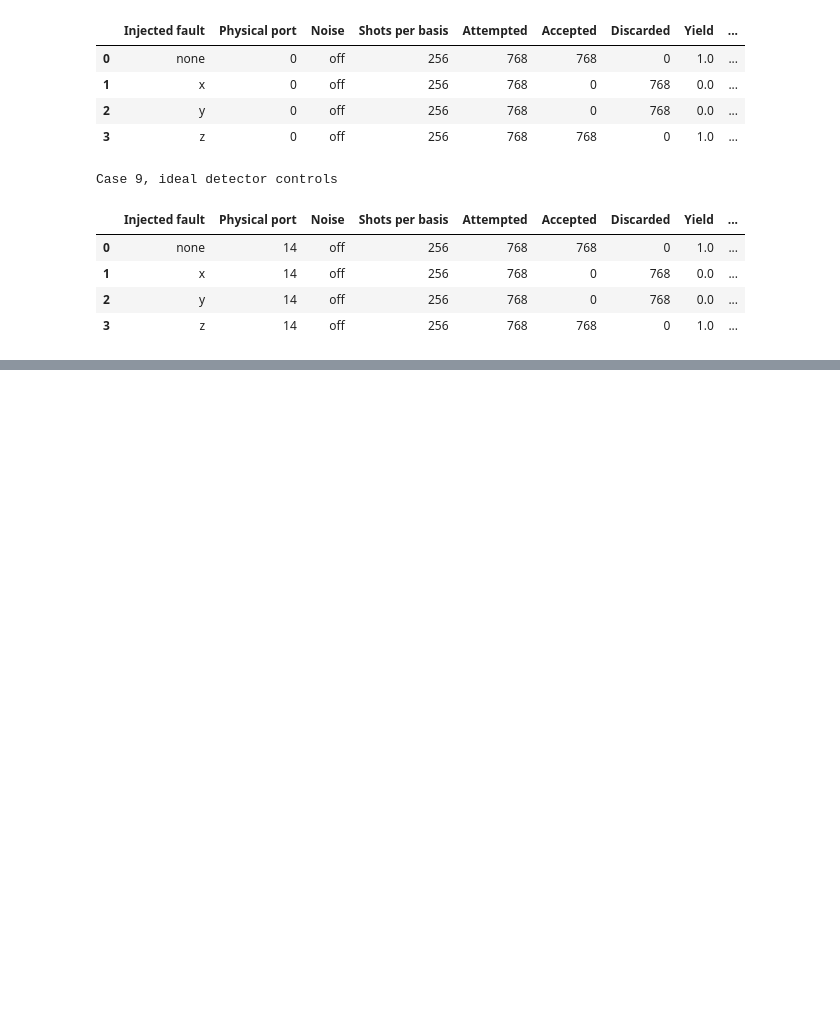
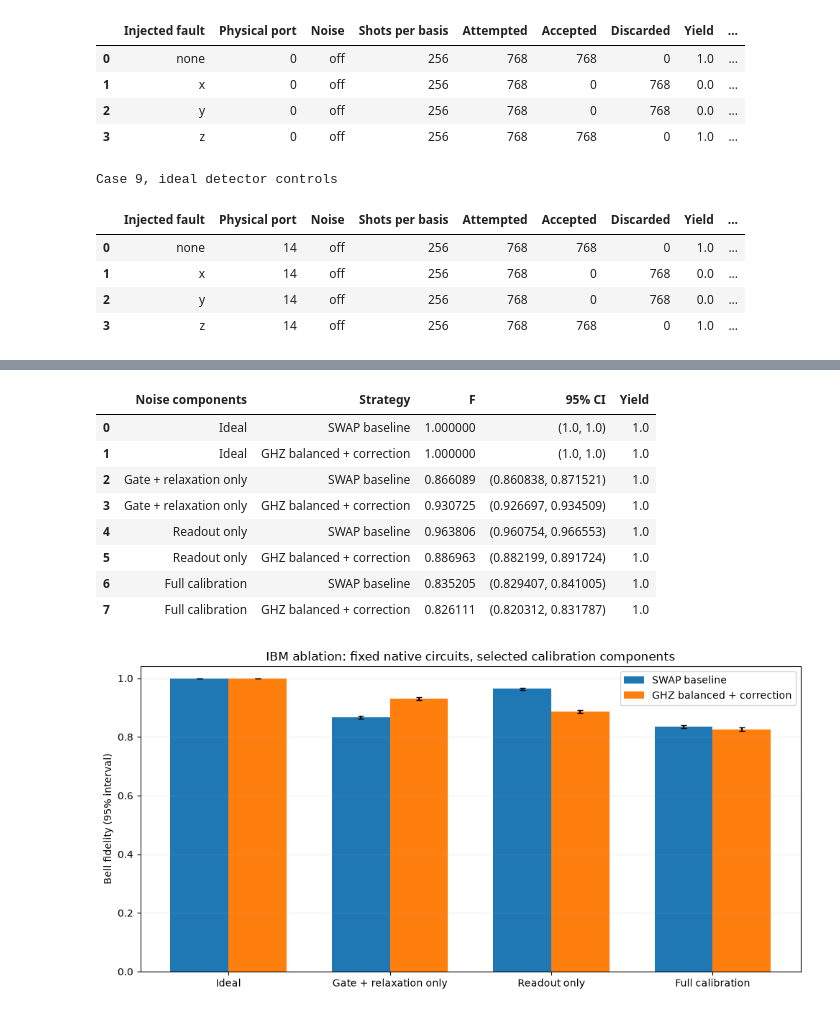
Before and after one commit to Clement-Wright/Geometry-Aware-Quantum-Cloud-Challenge-QCCR, a Jupyter notebook: challenge_submission.ipynb, the cells around one changed output, grey strips where cells are left out. Saved outputs shown, nothing was run; the diff lists cells and outputs as text; code cells hidden in the pictures; blank space fills up the shorter version.

```diff
--- a/challenge_submission.ipynb
+++ b/challenge_submission.ipynb
@@ -1336,0 +1662,64 @@ TODO (optional).
+# %%
+from qiskit_aer.noise import NoiseModel
+calibration_models = {
+    "Ideal": None,
+    "Gate + relaxation only": NoiseModel.from_backend(
+        ibm_backend, gate_error=True, readout_error=False, thermal_relaxation=True, temperature=0),
+    "Readout only": NoiseModel.from_backend(
+        ibm_backend, gate_error=False, readout_error=True, thermal_relaxation=False, temperature=0),
+    "Full calibration": level2_results[5]["noise_model"],
+}
+level4_ablation, ablation_rows = {}, []
+for factor_index, (factor, noise) in enumerate(calibration_models.items()):
+    for strategy_index, label in enumerate(("SWAP baseline", "GHZ balanced + correction")):
+        if strategy_index == 0:
+            sources = level2_routed_circuits["ibm_today"]
+            native = level2_native_circuits["ibm_today"]
+            setting_keys = ("Source ideal case", "Transpiler seed", "Routed initial layout",
+                            "Native initial layout", "Routed optimization level", "Native optimization level")
+            source_settings = {k: level2_results[5]["settings"][k] for k in setting_keys}
+        else:
+            sources = {b: extensions.ghz_transport("ibm_today", LEVEL1["ibm_today"]["path"], b)
+                       for b in BASIS_ORDER}
+            original = level4_results["ibm_today: GHZ balanced + correction"]
+            native = original["native_circuits"]
+            source_settings = {k: original["settings"][k] for k in
+                               ("Transpiler seed", "Optimization level", "Initial layout", "Routing")}
+        # Keep each protocol's exact native circuit while switching the
+        # calibrated error components. This isolates the source of the loss.
+        result = extensions.sample_experiment(
+            sources, "ibm_today", seed=SEED + 600_000 + 1000 * factor_index + 100 * strategy_index,
+            noise_model=noise, native_circuits=native, source_compilation=source_settings,
+            simulator_options=SIMULATOR_OPTIONS["ibm_today"],
+        )
+        result["parameters"] = {"Study": "IBM noise ablation", "Strategy": label,
+                                "Noise components": factor, "Temperature mK": 0}
+        level4_ablation[f"{factor}: {label}"] = result
+        ablation_rows.append({"Noise components": factor, "Strategy": label,
+                               "F": result["F"], "95% CI": result["95% CI"], "Yield": result["Yield"]})
+level4_ablation_table = pd.DataFrame(ablation_rows)
+display(level4_ablation_table)
+fig, ax = plt.subplots(figsize=(10, 5))
+for strategy_index, label in enumerate(("SWAP baseline", "GHZ balanced + correction")):
+    subset = level4_ablation_table[level4_ablation_table["Strategy"] == label]
+    positions = np.arange(4) + (strategy_index - 0.5) * 0.36
+    errors = np.array([[max(0, f - ci[0]), max(0, ci[1] - f)]
+                       for f, ci in zip(subset["F"], subset["95% CI"])]).T
+    ax.bar(positions, subset["F"], width=0.36, yerr=errors, capsize=3, label=label)
+ax.set_xticks(np.arange(4), list(calibration_models))
+ax.set_ylim(0, 1.04); ax.set_ylabel("Bell fidelity (95% interval)")
+ax.set_title("IBM ablation: fixed native circuits, selected calibration components")
+ax.legend(); ax.grid(axis="y", alpha=0.2)
+fig.tight_layout(); fig.savefig(FIGURE_DIR / "level4_ibm_noise_ablation.png", dpi=150)
+display(fig); plt.close(fig)
+# %% [output]
+|  | Noise components | Strategy | F | 95% CI | Yield |
+| 0 | Ideal | SWAP baseline | 1.000000 | (1.0, 1.0) | 1.0 |
+| 1 | Ideal | GHZ balanced + correction | 1.000000 | (1.0, 1.0) | 1.0 |
+| 2 | Gate + relaxation only | SWAP baseline | 0.866089 | (0.860838, 0.871521) | 1.0 |
+| 3 | Gate + relaxation only | GHZ balanced + correction | 0.930725 | (0.926697, 0.934509) | 1.0 |
+| 4 | Readout only | SWAP baseline | 0.963806 | (0.960754, 0.966553) | 1.0 |
+| 5 | Readout only | GHZ balanced + correction | 0.886963 | (0.882199, 0.891724) | 1.0 |
+| 6 | Full calibration | SWAP baseline | 0.835205 | (0.829407, 0.841005) | 1.0 |
+| 7 | Full calibration | GHZ balanced + correction | 0.826111 | (0.820312, 0.831787) | 1.0 |
+[figure, added]
```
Also changed, not shown: parts of 26 cells of this notebook, 2 other files.
